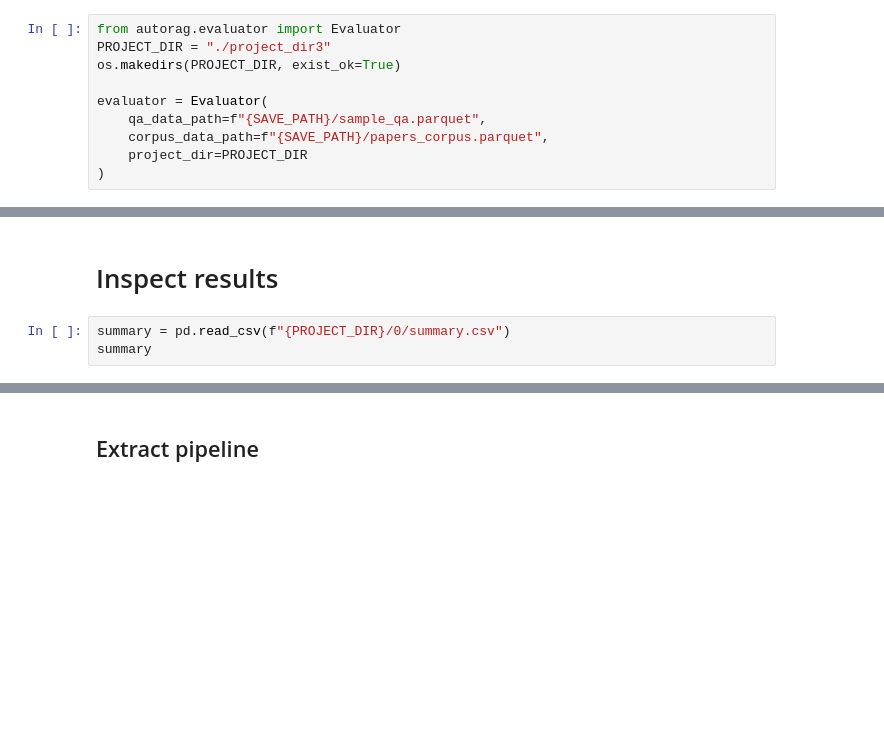
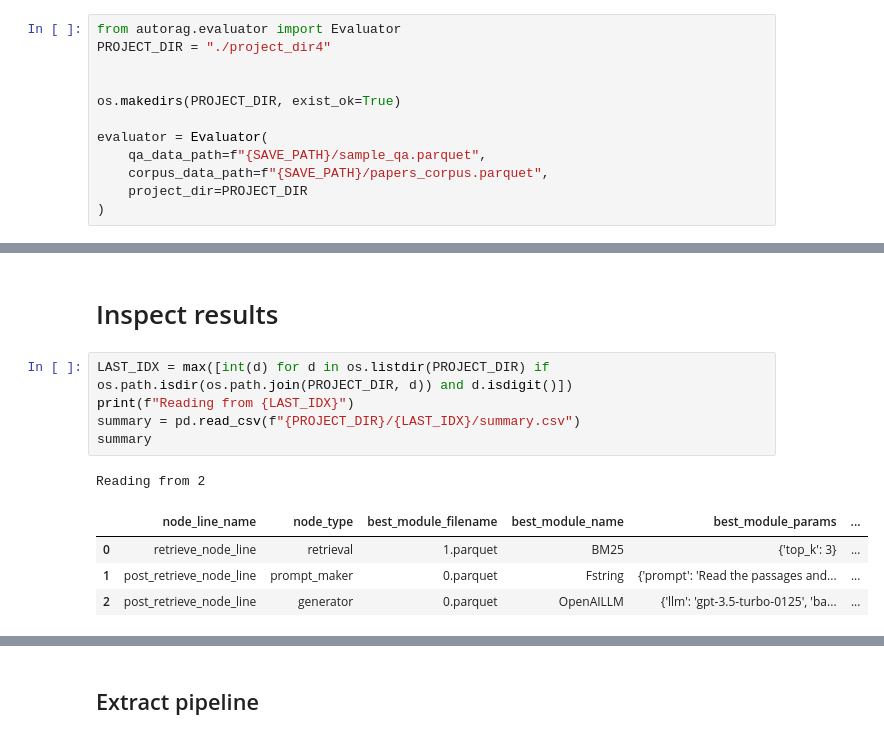
Before and after one commit to roger-creus/AutoRAG-tutorial, a Jupyter notebook: 2_AutoRAG_Evaluate.ipynb, the cells around one changed output, grey strips where cells are left out. Cells and saved outputs as stored; diff of their text form; blank space fills up the shorter version.

```diff
--- a/2_AutoRAG_Evaluate.ipynb
+++ b/2_AutoRAG_Evaluate.ipynb
@@ -48,7 +30,9 @@ print(sample_qa_df)
 ## Run evaluation
 # %%
 from autorag.evaluator import Evaluator
-PROJECT_DIR = "./project_dir3"
+PROJECT_DIR = "./project_dir4"
+
+
 os.makedirs(PROJECT_DIR, exist_ok=True)
 
 evaluator = Evaluator(
@@ -77,5 +64,13 @@ evaluator.start_trial('./config.yaml', skip_validation=True)
 # %% [markdown]
 # Inspect results
-# %%
-summary = pd.read_csv(f"{PROJECT_DIR}/0/summary.csv")
-summary
+# %%
+LAST_IDX = max([int(d) for d in os.listdir(PROJECT_DIR) if os.path.isdir(os.path.join(PROJECT_DIR, d)) and d.isdigit()])
+print(f"Reading from {LAST_IDX}")
+summary = pd.read_csv(f"{PROJECT_DIR}/{LAST_IDX}/summary.csv")
+summary
+# %% [output]
+Reading from 2
+|  | node_line_name | node_type | best_module_filename | best_module_name | best_module_params | ... |
+| 0 | retrieve_node_line | retrieval | 1.parquet | BM25 | {'top_k': 3} | ... |
+| 1 | post_retrieve_node_line | prompt_maker | 0.parquet | Fstring | {'prompt': 'Read the passages and... | ... |
+| 2 | post_retrieve_node_line | generator | 0.parquet | OpenAILLM | {'llm': 'gpt-3.5-turbo-0125', 'ba... | ... |
```
Also changed, not shown: parts of 7 cells of this notebook, 3 other files.
